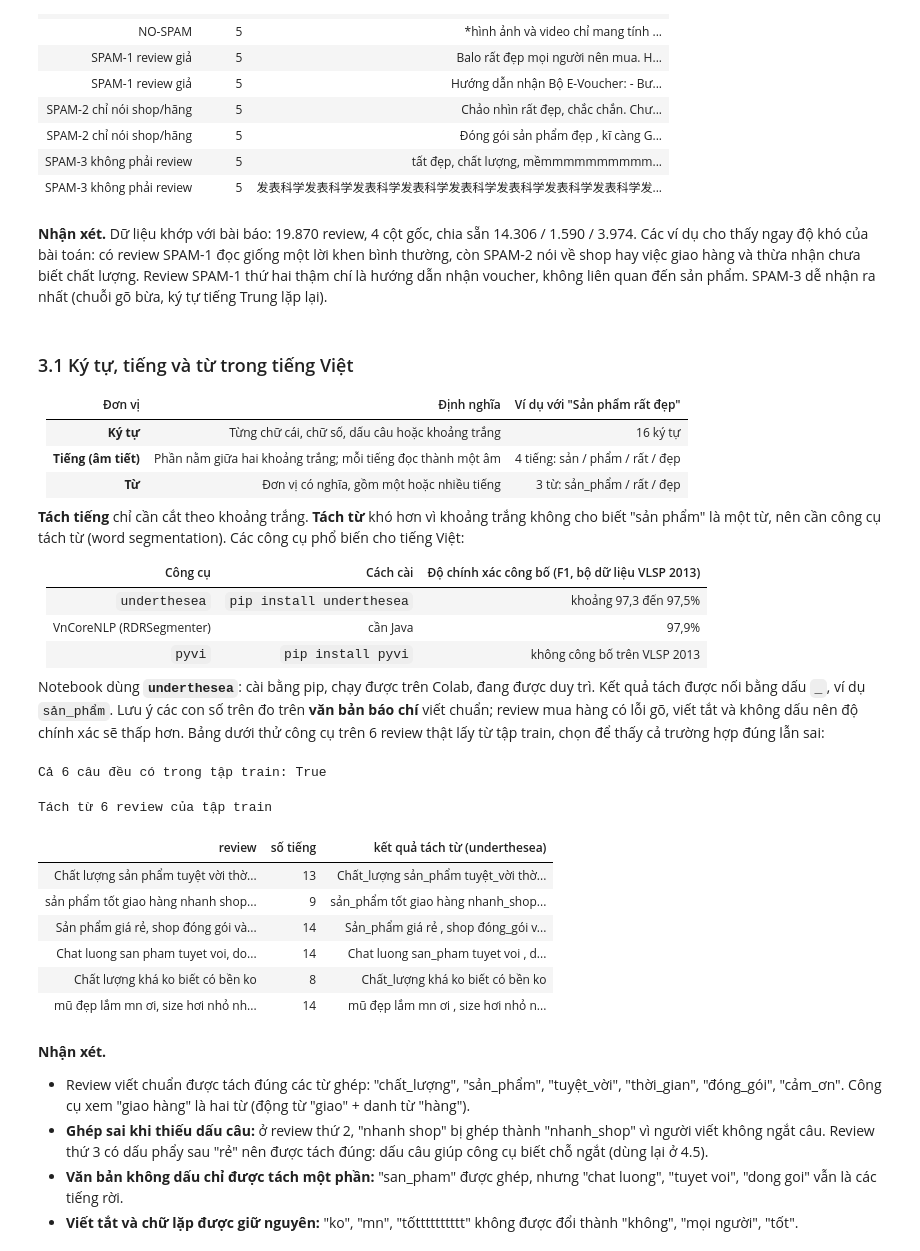
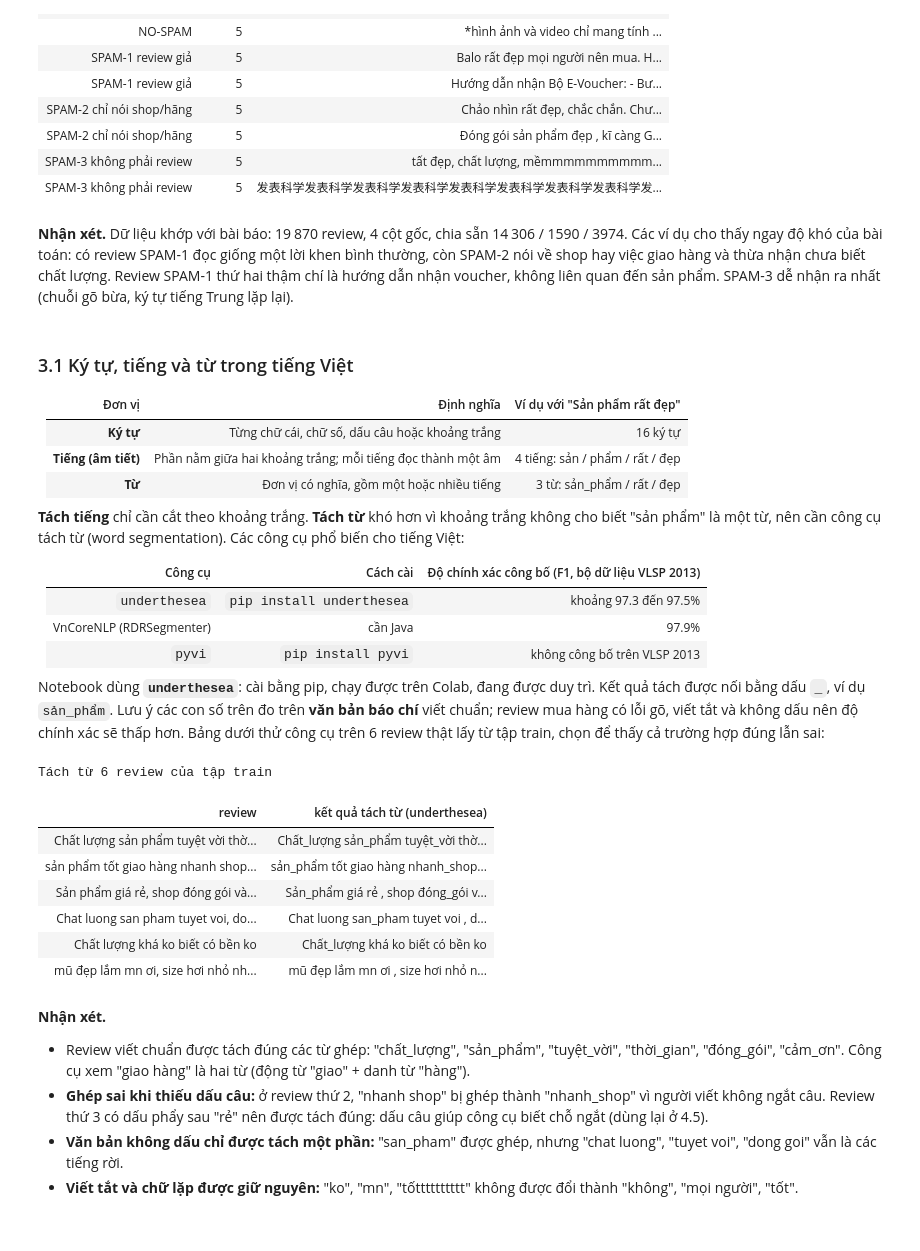
Before and after one commit to trthminh/CO5177, a Jupyter notebook: notebooks/text.ipynb, the cells around one changed output. Drawn from its saved outputs; the diff is of its cells as text; code cells hidden in the pictures.

```diff
--- a/notebooks/text.ipynb
+++ b/notebooks/text.ipynb
@@ -178,11 +178,23 @@ def show_fig(fig, title, height=450, **layout):
         fig.write_image(FIGURE_DIR / f"hinh_{number:02d}.png", width=1100, height=height, scale=2)
 
 
+def format_number(value, precision=1):
+    """Viết số theo chuẩn của báo cáo: dấu chấm thập phân (85.4), số từ 5 chữ số tách hàng nghìn
+    bằng khoảng trắng hẹp (19 870), số 4 chữ số viết liền (7280)."""
+    if isinstance(value, (bool, np.bool_)):
+        return value
+    if isinstance(value, (int, np.integer)):
+        return f"{value:,}".replace(",", "\u2009") if abs(value) >= 10000 else str(value)
+    if isinstance(value, (float, np.floating)):
+        return f"{value:.{precision}f}"
+    return value
+
+
 def show_table(table, caption, text_columns=(), hide_index=False, precision=1):
     """Hiển thị bảng có tiêu đề; các cột văn bản được căn trái và tự xuống dòng để đọc hết nội dung."""
     if isinstance(table, pd.Series):
         table = table.to_frame()
-    styler = table.style.set_caption(caption).format(precision=precision, thousands=",")
+    styler = table.style.set_caption(caption).format(lambda value: format_number(value, precision))
     styler = styler.set_table_styles([
         {"selector": "caption", "props": "caption-side: top; text-align: left; font-weight: bold; padding: 6px 0;"},
         {"selector": "th", "props": "text-align: left;"},
@@ -350,7 +362,7 @@ Ví dụ: 2 review cho mỗi loại nhãn
 | SPAM-3 không phải review | 5 | tất đẹp, chất lượng, mềmmmmmmmmmm... |
 | SPAM-3 không phải review | 5 | 发表科学发表科学发表科学发表科学发表科学发表科学发表科学发表科学发... |
 # %% [markdown]
-**Nhận xét.** Dữ liệu khớp với bài báo: 19.870 review, 4 cột gốc, chia sẵn 14.306 / 1.590 / 3.974. Các ví dụ cho thấy ngay độ khó của bài toán: có review SPAM-1 đọc giống một lời khen bình thường, còn SPAM-2 nói về shop hay việc giao hàng và thừa nhận chưa biết chất lượng. Review SPAM-1 thứ hai thậm chí là hướng dẫn nhận voucher, không liên quan đến sản phẩm. SPAM-3 dễ nhận ra nhất (chuỗi gõ bừa, ký tự tiếng Trung lặp lại).
+**Nhận xét.** Dữ liệu khớp với bài báo: 19 870 review, 4 cột gốc, chia sẵn 14 306 / 1590 / 3974. Các ví dụ cho thấy ngay độ khó của bài toán: có review SPAM-1 đọc giống một lời khen bình thường, còn SPAM-2 nói về shop hay việc giao hàng và thừa nhận chưa biết chất lượng. Review SPAM-1 thứ hai thậm chí là hướng dẫn nhận voucher, không liên quan đến sản phẩm. SPAM-3 dễ nhận ra nhất (chuỗi gõ bừa, ký tự tiếng Trung lặp lại).
 # %% [markdown]
 ### 3.1 Ký tự, tiếng và từ trong tiếng Việt
 
@@ -364,37 +376,33 @@ Ví dụ: 2 review cho mỗi loại nhãn
 
 | Công cụ | Cách cài | Độ chính xác công bố (F1, bộ dữ liệu VLSP 2013) |
 |---|---|---|
-| `underthesea` | `pip install underthesea` | khoảng 97,3 đến 97,5% |
-| VnCoreNLP (RDRSegmenter) | cần Java | 97,9% |
+| `underthesea` | `pip install underthesea` | khoảng 97.3 đến 97.5% |
+| VnCoreNLP (RDRSegmenter) | cần Java | 97.9% |
 | `pyvi` | `pip install pyvi` | không công bố trên VLSP 2013 |
 
 Notebook dùng **`underthesea`**: cài bằng pip, chạy được trên Colab, đang được duy trì. Kết quả tách được nối bằng dấu `_`, ví dụ `sản_phẩm`. Lưu ý các con số trên đo trên **văn bản báo chí** viết chuẩn; review mua hàng có lỗi gõ, viết tắt và không dấu nên độ chính xác sẽ thấp hơn. Bảng dưới thử công cụ trên 6 review thật lấy từ tập train, chọn để thấy cả trường hợp đúng lẫn sai:
 # %%
 segmentation_demo = [
     "Chất lượng sản phẩm tuyệt vời thời gian giao hàng nhanh rất tốt",
     "sản phẩm tốt giao hàng nhanh shop nhiệt tình",
     "Sản phẩm giá rẻ, shop đóng gói và giao hàng nhanh. Cảm ơn shop.",
     "Chat luong san pham tuyet voi, dong goi san pham chac chan, ship nhanh.",
     "Chất lượng khá ko biết có bền ko",
     "mũ đẹp lắm mn ơi, size hơi nhỏ nhưng ko sao, chất lượng tốtttttttttt",
 ]
-train_texts = set(df.loc[df["split"] == "train", TEXT_COL])
-print("Cả 6 câu đều có trong tập train:", all(text in train_texts for text in segmentation_demo))
 show_table(pd.DataFrame({
     "review": segmentation_demo,
-    "số tiếng": [len(text.split()) for text in segmentation_demo],
     "kết quả tách từ (underthesea)": [word_tokenize(text, format="text") for text in segmentation_demo],
 }), "Tách từ 6 review của tập train", text_columns=["review", "kết quả tách từ (underthesea)"], hide_index=True)
 # %% [output]
-Cả 6 câu đều có trong tập train: True
+Tách từ 6 review của tập train
-Tách từ 6 review của tập train
-| review | số tiếng | kết quả tách từ (underthesea) |
-| Chất lượng sản phẩm tuyệt vời thờ... | 13 | Chất_lượng sản_phẩm tuyệt_vời thờ... |
-| sản phẩm tốt giao hàng nhanh shop... | 9 | sản_phẩm tốt giao hàng nhanh_shop... |
-| Sản phẩm giá rẻ, shop đóng gói và... | 14 | Sản_phẩm giá rẻ , shop đóng_gói v... |
-| Chat luong san pham tuyet voi, do... | 14 | Chat luong san_pham tuyet voi , d... |
-| Chất lượng khá ko biết có bền ko | 8 | Chất_lượng khá ko biết có bền ko |
-| mũ đẹp lắm mn ơi, size hơi nhỏ nh... | 14 | mũ đẹp lắm mn ơi , size hơi nhỏ n... |
+| review | kết quả tách từ (underthesea) |
+| Chất lượng sản phẩm tuyệt vời thờ... | Chất_lượng sản_phẩm tuyệt_vời thờ... |
+| sản phẩm tốt giao hàng nhanh shop... | sản_phẩm tốt giao hàng nhanh_shop... |
+| Sản phẩm giá rẻ, shop đóng gói và... | Sản_phẩm giá rẻ , shop đóng_gói v... |
+| Chat luong san pham tuyet voi, do... | Chat luong san_pham tuyet voi , d... |
+| Chất lượng khá ko biết có bền ko | Chất_lượng khá ko biết có bền ko |
+| mũ đẹp lắm mn ơi, size hơi nhỏ nh... | mũ đẹp lắm mn ơi , size hơi nhỏ n... |
 # %% [markdown]
 **Nhận xét.**
 - Review viết chuẩn được tách đúng các từ ghép: "chất_lượng", "sản_phẩm", "tuyệt_vời", "thời_gian", "đóng_gói", "cảm_ơn". Công cụ xem "giao hàng" là hai từ (động từ "giao" + danh từ "hàng").
```
Also changed, not shown: parts of 73 cells of this notebook.
